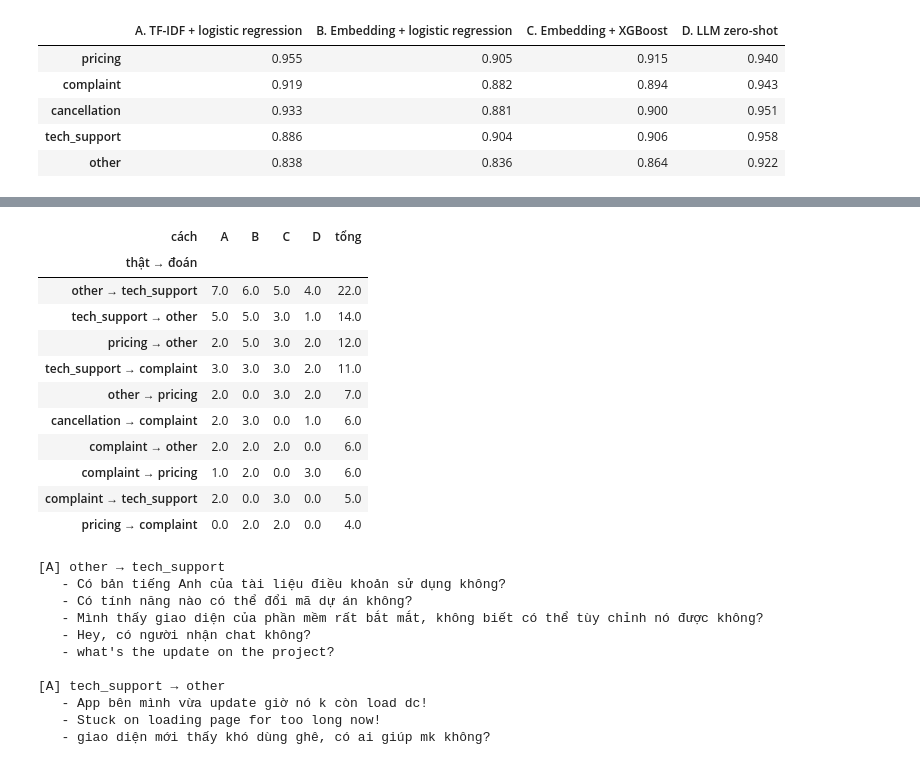
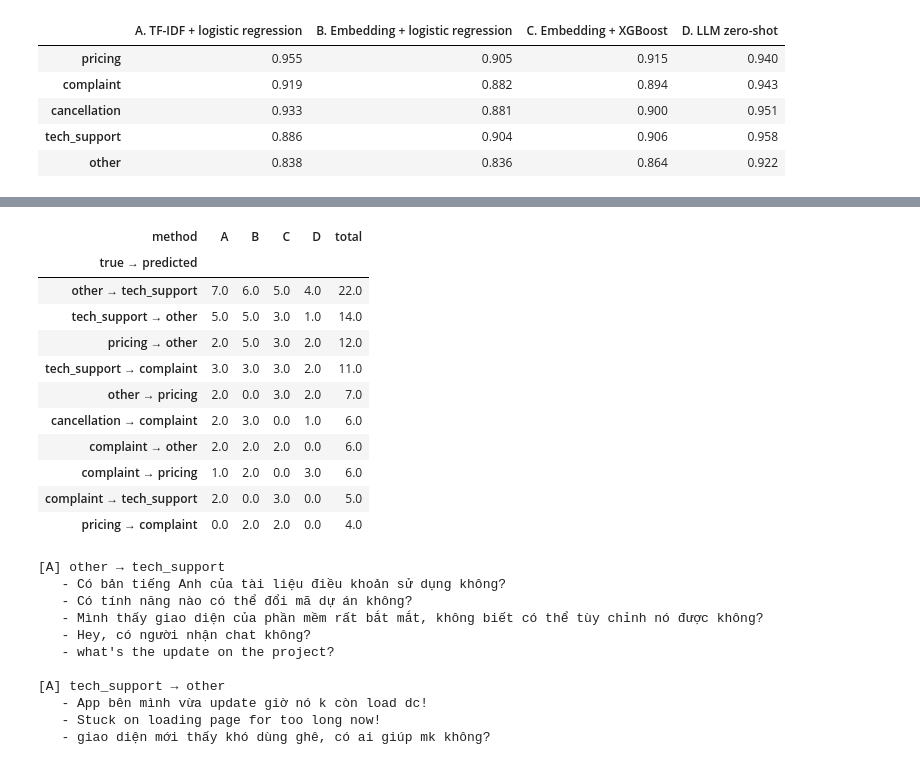
Before and after one commit to dangphamv/intent-router-ml-vs-llm, a Jupyter notebook: notebooks/intent_router.ipynb, the cells around one changed output, grey strips where cells are left out. Cells and saved outputs as stored; diff of their text form; code cells hidden in the pictures.

```diff
--- a/notebooks/intent_router.ipynb
+++ b/notebooks/intent_router.ipynb
@@ -124,14 +124,14 @@ rows = []
 for k in "ABCD":
     lo, hi = ex.bootstrap_ci(te.label, preds[k])
     rows.append({
-        "Cách": ex.NAMES[k],
+        "Method": ex.NAMES[k],
         "Macro-F1 test": round(ex.macro_f1(te.label, preds[k]), 3),
         "95% CI (bootstrap)": f"{lo:.2f}–{hi:.2f}",
         "Macro-F1 CV": f"{np.mean(cv[k]):.3f} ± {np.std(cv[k]):.3f}" if k in cv else "—",
         "p50 (ms)": round(np.percentile(ms[k], 50), 1),
         "p95 (ms)": round(np.percentile(ms[k], 95), 1),
-        "$/100k tin": round(cost[k], 2),
+        "$/100k msgs": round(cost[k], 2),
     })
-comparison = pd.DataFrame(rows).set_index("Cách")
+comparison = pd.DataFrame(rows).set_index("Method")
 comparison
 # %% [output]
@@ -204,12 +204,12 @@ rare.assign(method=rare.method.map(ex.NAMES), balanced=rare.balanced.map({True:
 # %%
 pairs = pd.DataFrame([
-    {"cách": k, "thật → đoán": f"{a} → {b}", "số lỗi": n}
+    {"method": k, "true → predicted": f"{a} → {b}", "errors": n}
     for k in "ABCD" for a, b, n in ex.confused_pairs(te.label, preds[k], top=10)
-]).pivot_table(index="thật → đoán", columns="cách", values="số lỗi", fill_value=0)
-pairs.assign(tổng=pairs.sum(axis=1)).sort_values("tổng", ascending=False).head(10)
+]).pivot_table(index="true → predicted", columns="method", values="errors", fill_value=0)
+pairs.assign(total=pairs.sum(axis=1)).sort_values("total", ascending=False).head(10)
 # %% [output]
-| cách | A | B | C | D | tổng |
-| thật → đoán |  |  |  |  |  |
+| method | A | B | C | D | total |
+| true → predicted |  |  |  |  |  |
 | other → tech_support | 7.0 | 6.0 | 5.0 | 4.0 | 22.0 |
 | tech_support → other | 5.0 | 5.0 | 3.0 | 1.0 | 14.0 |
 | pricing → other | 2.0 | 5.0 | 3.0 | 2.0 | 12.0 |
```
Also changed, not shown: parts of 18 cells of this notebook, 22 other files.
